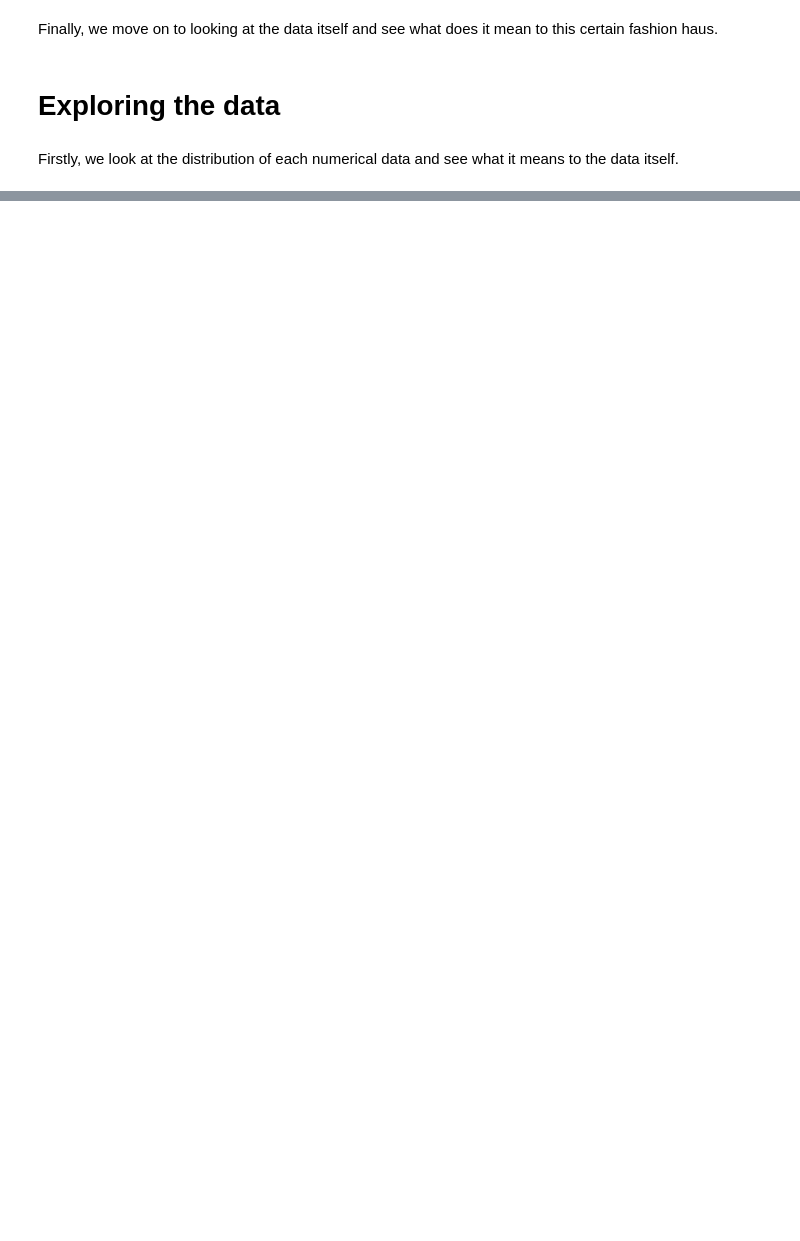
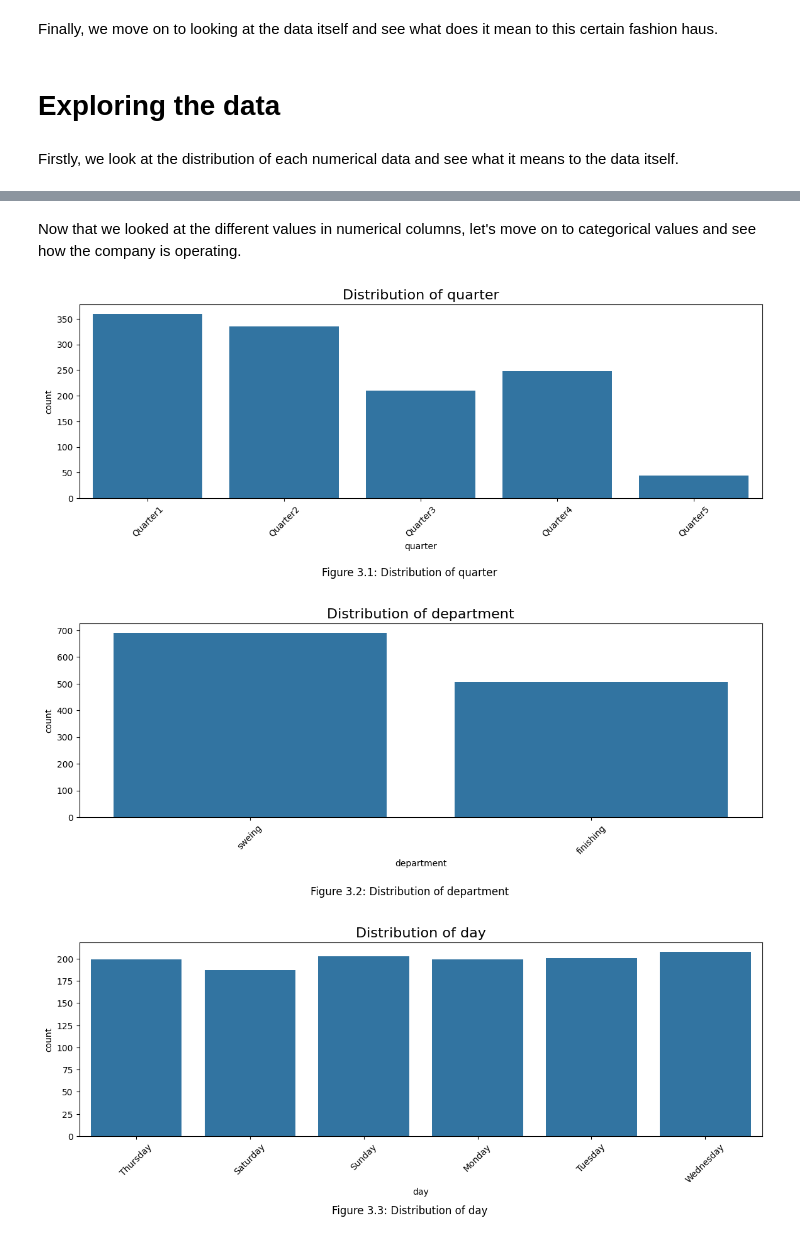
Before and after one commit to jordanchong911/Garments, a Jupyter notebook: garments.ipynb, the cells around one changed output, grey strips where cells are left out. Saved outputs shown, nothing was run; the diff lists cells and outputs as text; code cells hidden in the pictures; blank space fills up the shorter version.

```diff
--- a/garments.ipynb
+++ b/garments.ipynb
@@ -224,14 +334,32 @@ As shown in Figure 2.1, it shows the distribution of over time per month. The ch
+# %% [markdown]
+Now that we looked at the different values in numerical columns, let's move on to categorical values and see how the company is operating.
 # %%
-# Create a list of columns excluding the true numeric ones
-remaining_columns = [col for col in df.columns if col not in true_numeric_columns and col != 'date']
+# Dynamically identify remaining categorical columns (excluding numeric and date columns)
+categorical_columns = df.select_dtypes(exclude=['float64', 'int64']).columns  # Excludes numeric columns
 
-# Filter the remaining categorical columns (assuming they're not numeric)
-categorical_columns = df[remaining_columns]
+# Exclude the 'date' column if present
+categorical_columns = [col for col in categorical_columns if col != 'date']
+
+# Starting figure numbers
+major_figure_number = 3  # Starting figure major number
+minor_figure_number = 1  # Starting figure minor number
 
 # Check unique values and distributions for the remaining categorical features
 for col in categorical_columns:
-    plt.figure(figsize=(14, 4))  # Width: 14 inches, Height: 8 inches
+    # Create figure number
+    figure_number = f"{major_figure_number}.{minor_figure_number}"
+
+    # Plot the distribution
+    plt.figure(figsize=(14, 4))  # Adjust figure size
     sns.countplot(x=col, data=df)
-    plt.title(f'Distribution of {col}')
+    plt.title(f'Distribution of {col}', fontsize=16)
     plt.xticks(rotation=45)
+    plt.figtext(0.5, -0.2, f"Figure {figure_number}: Distribution of {col}", ha='center', fontsize=12)  # Add figure label as a caption
     plt.show()
+
+    # Increment minor figure number
+    minor_figure_number += 1
+# %% [output]
+[figure, added]
+[figure, added]
+[figure, added]
```
Also changed, not shown: parts of 27 cells of this notebook.
